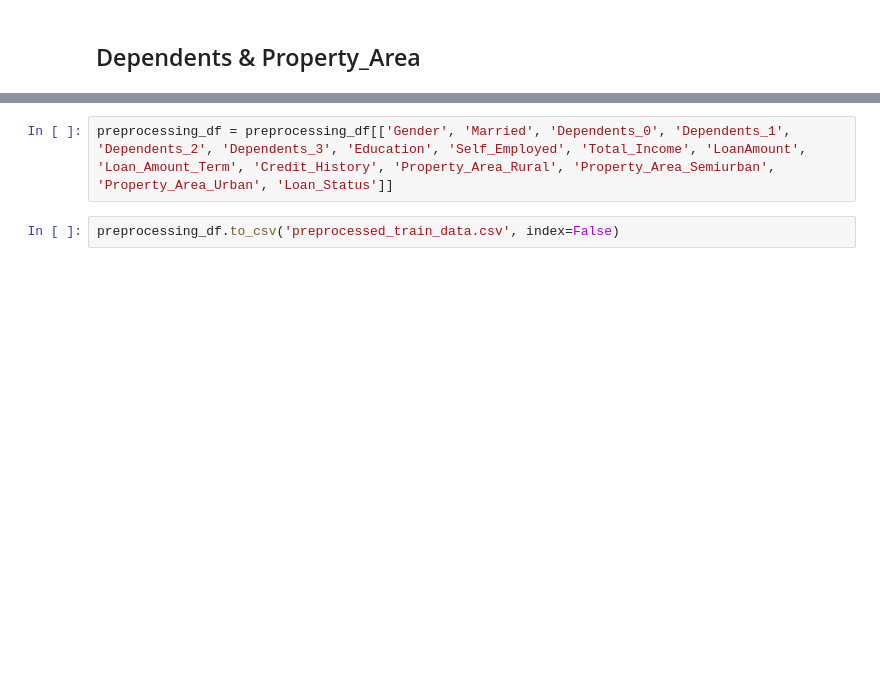
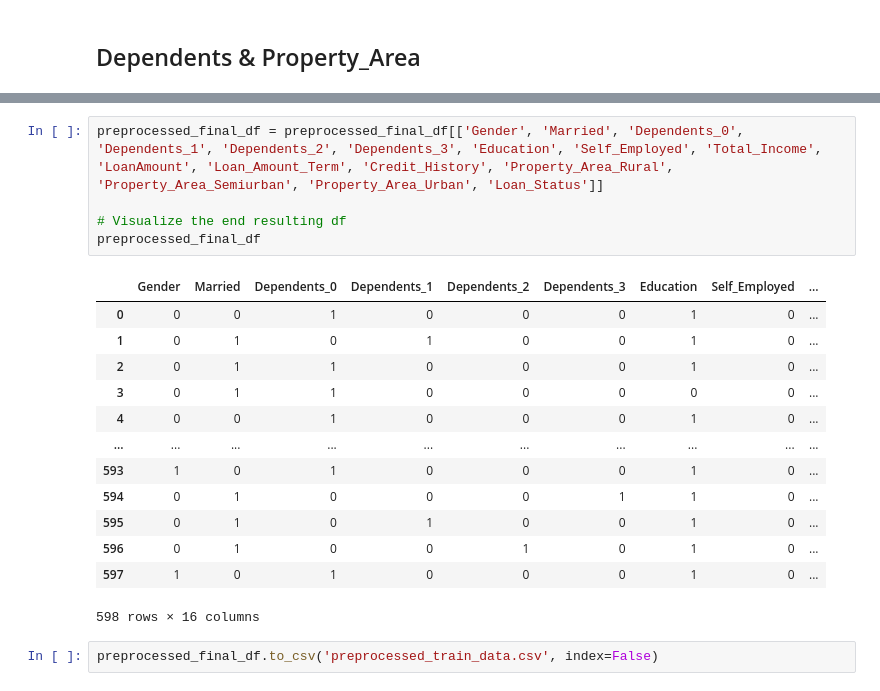
Before and after one commit to andrew-voortman/ML_Loan_Prediction_Model, a Jupyter notebook: data_preprocessing.ipynb, the cells around one changed output, grey strips where cells are left out. Drawn from its saved outputs; the diff is of its cells as text; blank space fills up the shorter version.

Commit message:
adjusted and final data

```diff
--- a/data_preprocessing.ipynb
+++ b/data_preprocessing.ipynb
@@ -490,5 +470,22 @@ preprocessing_df
 598 rows × 16 columns
 # %%
-preprocessing_df = preprocessing_df[['Gender', 'Married', 'Dependents_0', 'Dependents_1', 'Dependents_2', 'Dependents_3', 'Education', 'Self_Employed', 'Total_Income', 'LoanAmount', 'Loan_Amount_Term', 'Credit_History', 'Property_Area_Rural', 'Property_Area_Semiurban', 'Property_Area_Urban', 'Loan_Status']]
+preprocessed_final_df = preprocessed_final_df[['Gender', 'Married', 'Dependents_0', 'Dependents_1', 'Dependents_2', 'Dependents_3', 'Education', 'Self_Employed', 'Total_Income', 'LoanAmount', 'Loan_Amount_Term', 'Credit_History', 'Property_Area_Rural', 'Property_Area_Semiurban', 'Property_Area_Urban', 'Loan_Status']]
+
+# Visualize the end resulting df
+preprocessed_final_df
+# %% [output]
+|  | Gender | Married | Dependents_0 | Dependents_1 | Dependents_2 | Dependents_3 | Education | Self_Employed | ... |
+| 0 | 0 | 0 | 1 | 0 | 0 | 0 | 1 | 0 | ... |
+| 1 | 0 | 1 | 0 | 1 | 0 | 0 | 1 | 0 | ... |
+| 2 | 0 | 1 | 1 | 0 | 0 | 0 | 1 | 0 | ... |
+| 3 | 0 | 1 | 1 | 0 | 0 | 0 | 0 | 0 | ... |
+| 4 | 0 | 0 | 1 | 0 | 0 | 0 | 1 | 0 | ... |
+| ... | ... | ... | ... | ... | ... | ... | ... | ... | ... |
+| 593 | 1 | 0 | 1 | 0 | 0 | 0 | 1 | 0 | ... |
+| 594 | 0 | 1 | 0 | 0 | 0 | 1 | 1 | 0 | ... |
+| 595 | 0 | 1 | 0 | 1 | 0 | 0 | 1 | 0 | ... |
+| 596 | 0 | 1 | 0 | 0 | 1 | 0 | 1 | 0 | ... |
+| 597 | 1 | 0 | 1 | 0 | 0 | 0 | 1 | 0 | ... |
+598 rows × 16 columns
 # %%
-preprocessing_df.to_csv('preprocessed_train_data.csv', index=False)
+preprocessed_final_df.to_csv('preprocessed_train_data.csv', index=False)
```
Also changed, not shown: parts of 4 cells of this notebook.
